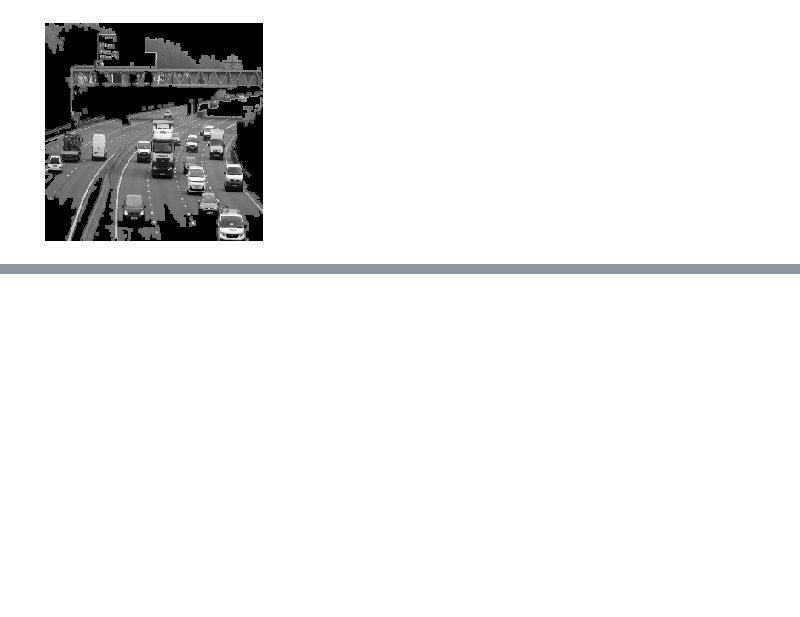
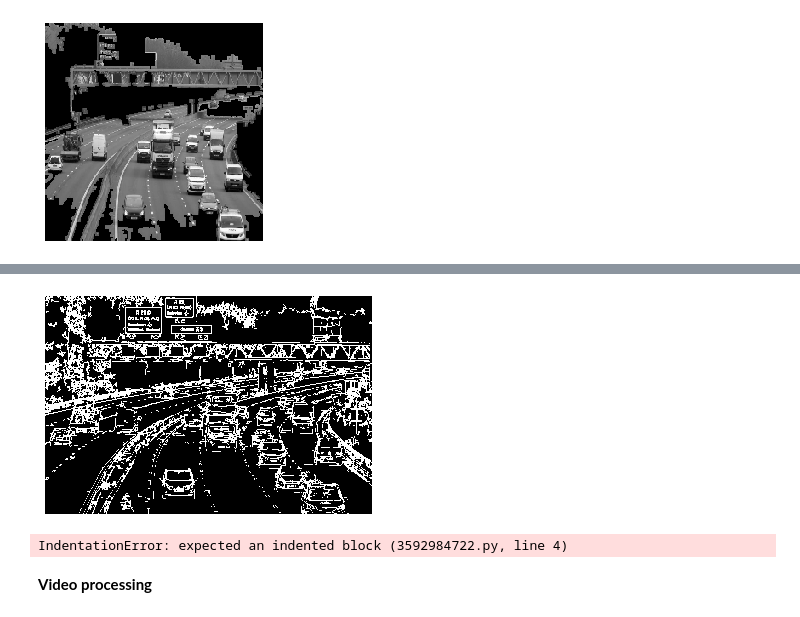
Before and after one commit to MohamedElhadidy0019/Vehicle_Detection, a Jupyter notebook: frame_processing.ipynb, the cells around one changed output, grey strips where cells are left out. Cells and saved outputs as stored; diff of their text form; code cells hidden in the pictures; blank space fills up the shorter version.

```diff
--- a/frame_processing.ipynb
+++ b/frame_processing.ipynb
@@ -74,0 +104,9 @@ plt.show()
+# %%
+edges = cv2.Canny(image_gray, canny_low, canny_high)
+# %%
+edges = cv2.dilate(edges, None)
+edges = cv2.erode(edges, None)
+
+plt_image(edges)
+# %% [output]
+[figure, added]
@@ -74,0 +125,9 @@ plt.show()
+# %%
+        # Go through and find relevant contours and apply to mask
+for contour in contour_info:
+    if contour[1] > min_area and contour[1] < max_area:
+        mask = cv2.fillConvexPoly(mask, contour[0], (255,))
+# %% [output]
+IndentationError: expected an indented block (3592984722.py, line 4)
+# %% [markdown]
+<b>Video processing</b>
```
Also changed, not shown: parts of 9 cells of this notebook, 8 other files.
